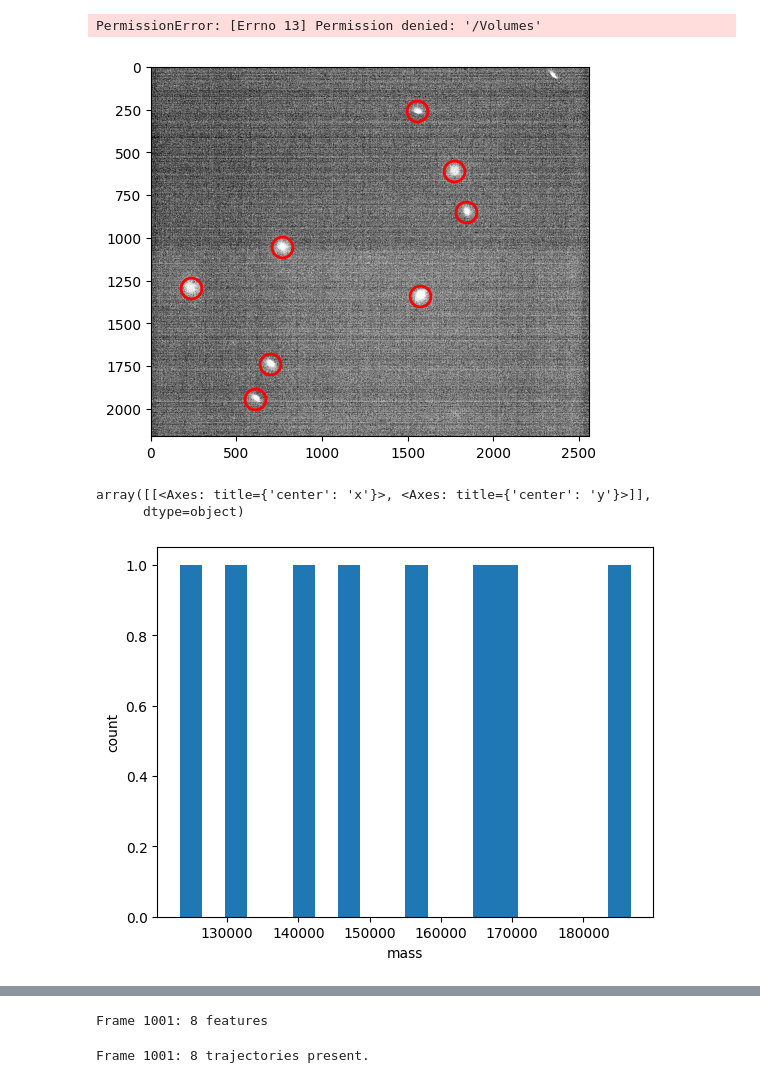
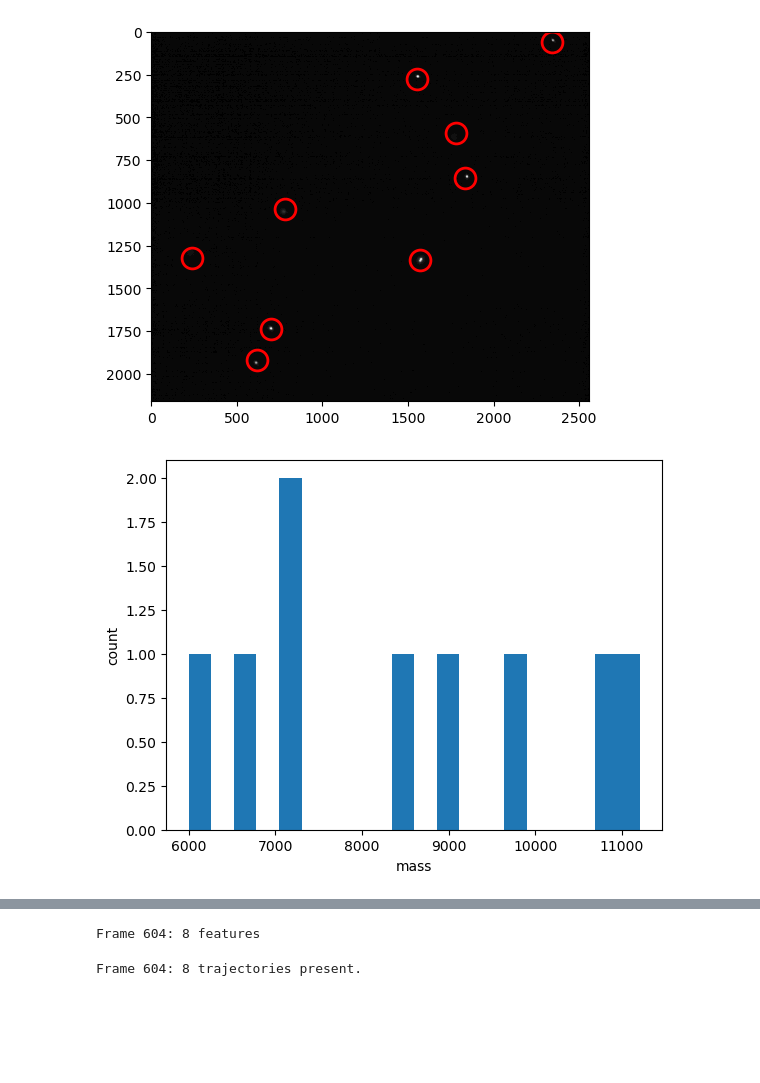
Before and after one commit to wppppupr/MTCargo_analysis, a Jupyter notebook: notebooks/trackBeads.ipynb, the cells around one changed output, grey strips where cells are left out. Saved outputs shown, nothing was run; the diff lists cells and outputs as text; code cells hidden in the pictures; blank space fills up the shorter version.

```diff
--- a/notebooks/trackBeads.ipynb
+++ b/notebooks/trackBeads.ipynb
@@ -5,35 +5,31 @@ import matplotlib.pyplot as plt
 import zarr
 
 #beads = np.load("/Volumes/data/Sasaki/backup_git/MTCargo_analysis/experiment/20251226/MC00MT001/beads.npy")
-za = zarr.open_array("/Volumes/data/Sasaki/MTsingleBeads/20260122/exp002/beads.zarr", read_only=True)
+za = zarr.open_array("/mnt/e/Sasaki/MTsingleBeads/20260122/exp002_crop/beads.zarr", read_only=True)
 beads = za[:, :, :]
-output = "/Volumes/data/Sasaki/MTsingleBeads/20260122/exp002"#"/Volumes/data/Sasaki/backup_git/MTCargo_analysis/experiment/20251225/MC03MT"
+output = "/mnt/e/Sasaki/MTsingleBeads/20260122/exp002_crop" #"/Volumes/data/Sasaki/backup_git/MTCargo_analysis/experiment/20251225/MC03MT"
 output2 = "/Users/sasakinozomu/code/MTCargo_analysis/experiment/20260122/exp002"
-# %% [output]
-PermissionError: [Errno 13] Permission denied: '/Volumes'
 # %%
 diameter = 1.18*10
 scale = 0.11
 time_inerval = 4 #timescle
 
 pxdiameter =int(diameter/scale)
 if pxdiameter % 2 ==0:
     pxdiameter = pxdiameter + 1
 
-minmass = 50000
-threshold = 15
+minmass = 1
+threshold = 0
 
 f = tp.locate(beads[0], pxdiameter, minmass = minmass, threshold=threshold)
 tp.annotate(f, beads[0])
 
 fig, ax = plt.subplots()
 ax.hist(f['mass'], bins=20)
 # Optionally, label the axes.
 ax.set(xlabel='mass', ylabel='count');
 
-tp.subpx_bias(f)
+#tp.subpx_bias(f)
 # %% [output]
-[figure, old version]
+[figure, new version]
-array([[<Axes: title={'center': 'x'}>, <Axes: title={'center': 'y'}>]],
-      dtype=object)
-[figure, old version]
+[figure, new version]
@@ -41,15 +36,15 @@ array([[<Axes: title={'center': 'x'}>, <Axes: title={'center': 'y'}>]],
 # %%
 f = tp.batch(beads, pxdiameter, minmass = minmass, threshold=threshold)
 # %% [output]
-Frame 1001: 8 features
+Frame 604: 8 features
 # %%
-cargo_velocity = 0.7 #大体の輸送速度（trackingのdistanceを計測するために使うので大体でいい）
+cargo_velocity = 1.0 #大体の輸送速度（trackingのdistanceを計測するために使うので大体でいい）
 distance = int(cargo_velocity * time_inerval / scale)
 
-tracks = tp.link(f, distance, memory=10)
+tracks = tp.link(f, distance, memory=100)
 t1 = tp.filter_stubs(tracks, 100/time_inerval)
 # %% [output]
-Frame 1001: 8 trajectories present.
+Frame 604: 8 trajectories present.
 # %%
 threshold = 40
 import os
```
Also changed, not shown: parts of 2 cells of this notebook, 29 other files.
